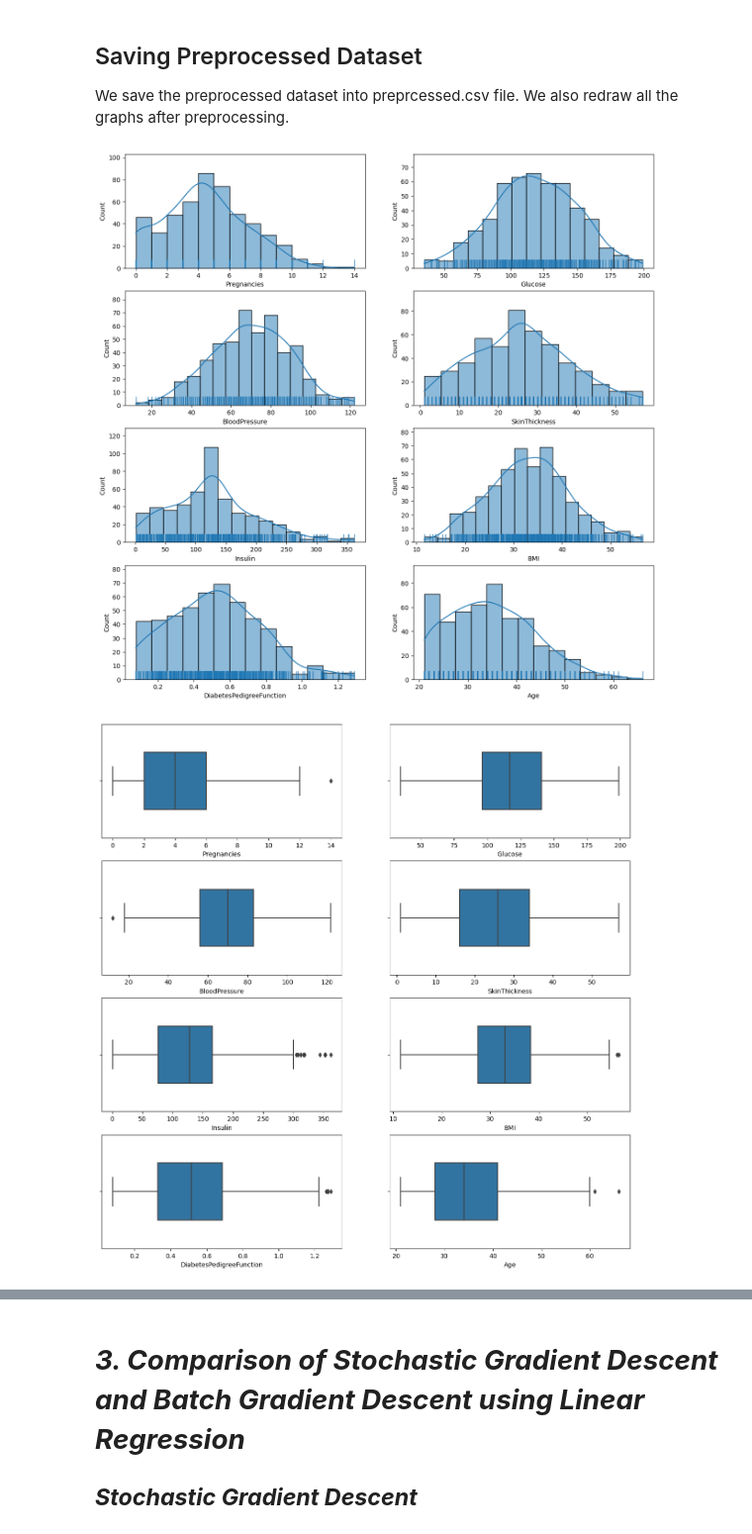
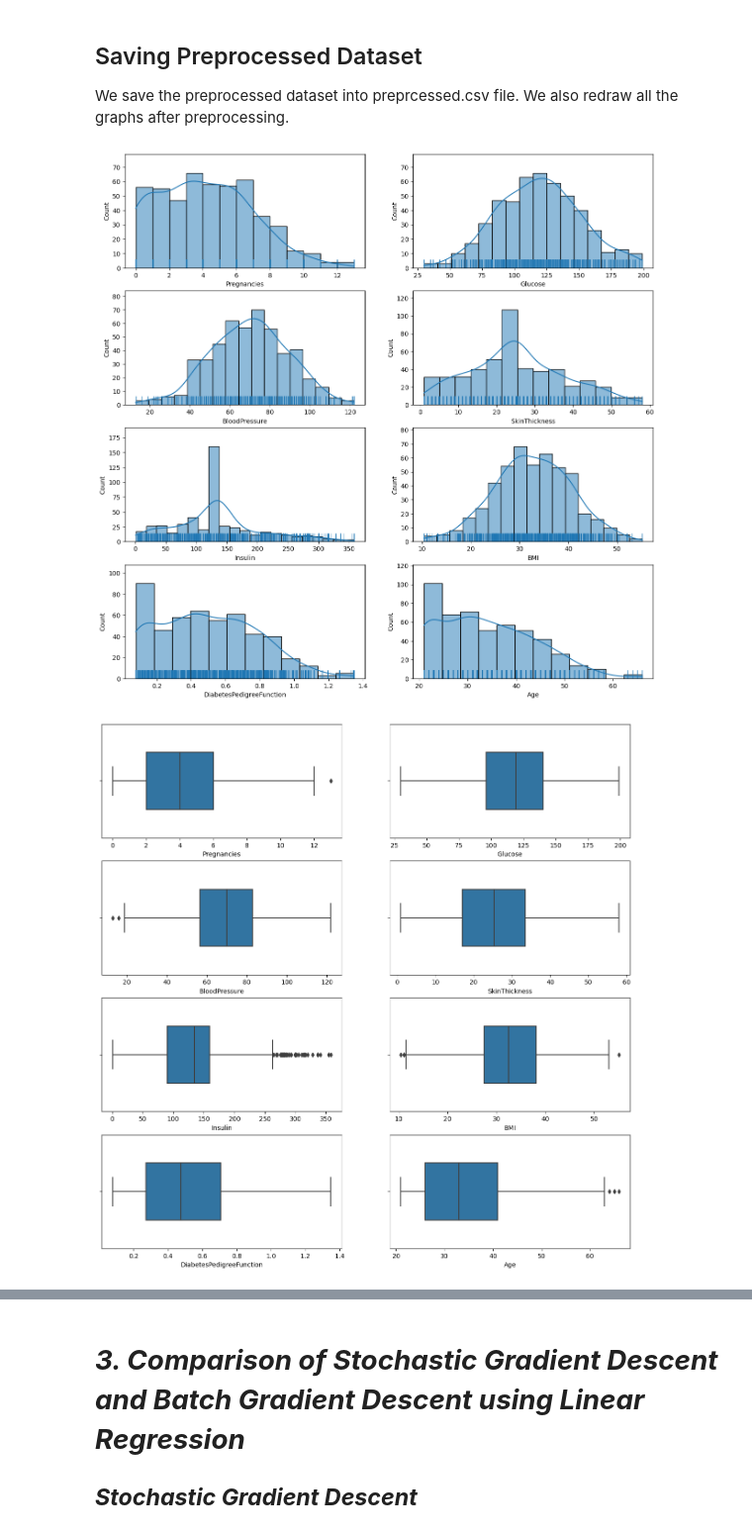
Before and after one commit to Neo-Panther/ML-Project-Predicting-Diabetes, a Jupyter notebook: Template.ipynb, the cells around one changed output, grey strips where cells are left out. Shown at 99% size. Cells and saved outputs as stored; diff of their text form; code cells hidden in the pictures.

```diff
--- a/Template.ipynb
+++ b/Template.ipynb
@@ -207,6 +207,7 @@ We delete the outlying points (points lying outside 1.925 times the inter-quarti
 # %%
-for col in ('BMI', 'BloodPressure', 'Insulin', 'SkinThickness'):
-  median = dataset[col].median()
-  difference = np.percentile(dataset[col], 75) - np.percentile(dataset[col], 25)
-  upper_bound = median + difference*1.925
-  dataset = dataset[(dataset[col] <= upper_bound)]
+for col in ('Insulin', 'BMI', 'BloodPressure', 'Pregnancies', 'Age'):
+  mean = dataset[col].mean()
+  std = dataset[col].std()
+  upper_bound = mean + 3.2*std
+  lower_bound = mean - 3.2*std
+  dataset = dataset[(dataset[col] <= upper_bound) & (dataset[col] >= lower_bound)]
@@ -219,7 +235,8 @@ We save the preprocessed dataset into preprcessed.csv file. We also redraw all t
 # %%
 dataset.to_csv("preprocessed.csv")
 draw_histplot()
 draw_boxplot()
+dataset.info()
 # %% [output]
-[figure, old version]
+[figure, new version]
-[figure, old version]
+[figure, new version]
```
Also changed, not shown: parts of 20 cells of this notebook, 3 other files.
